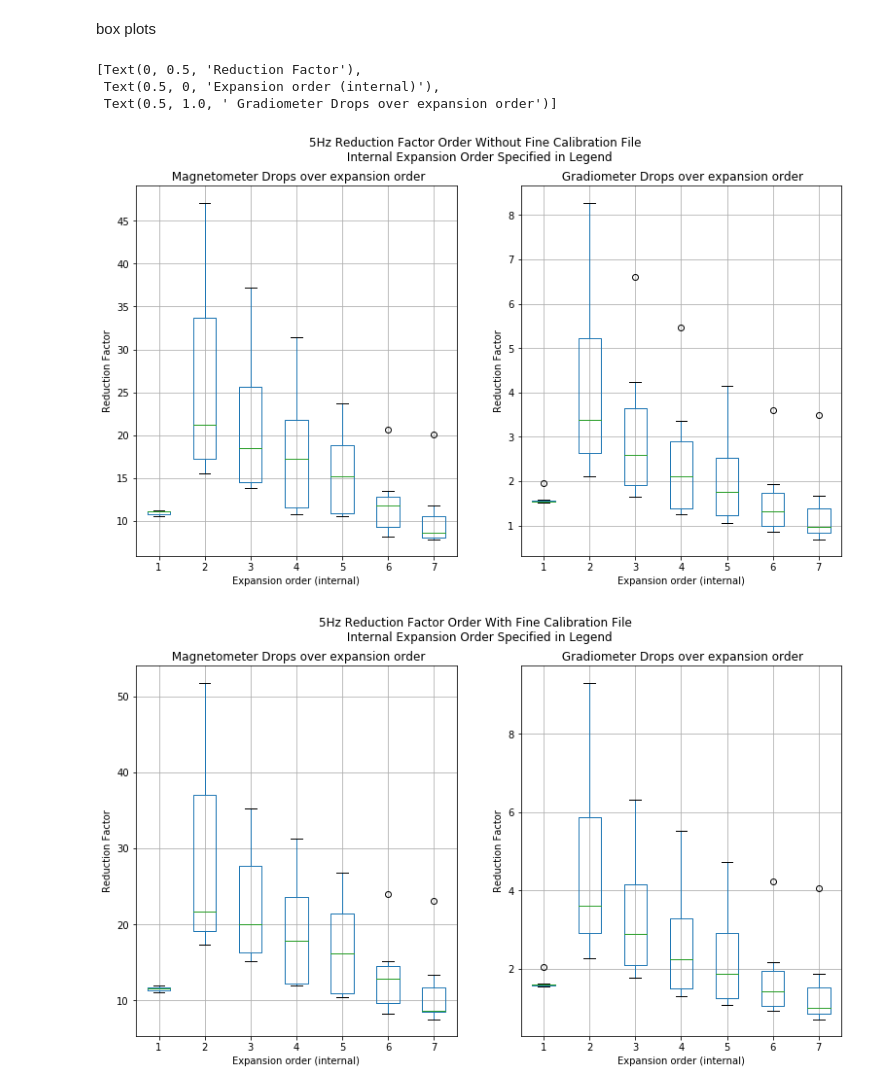
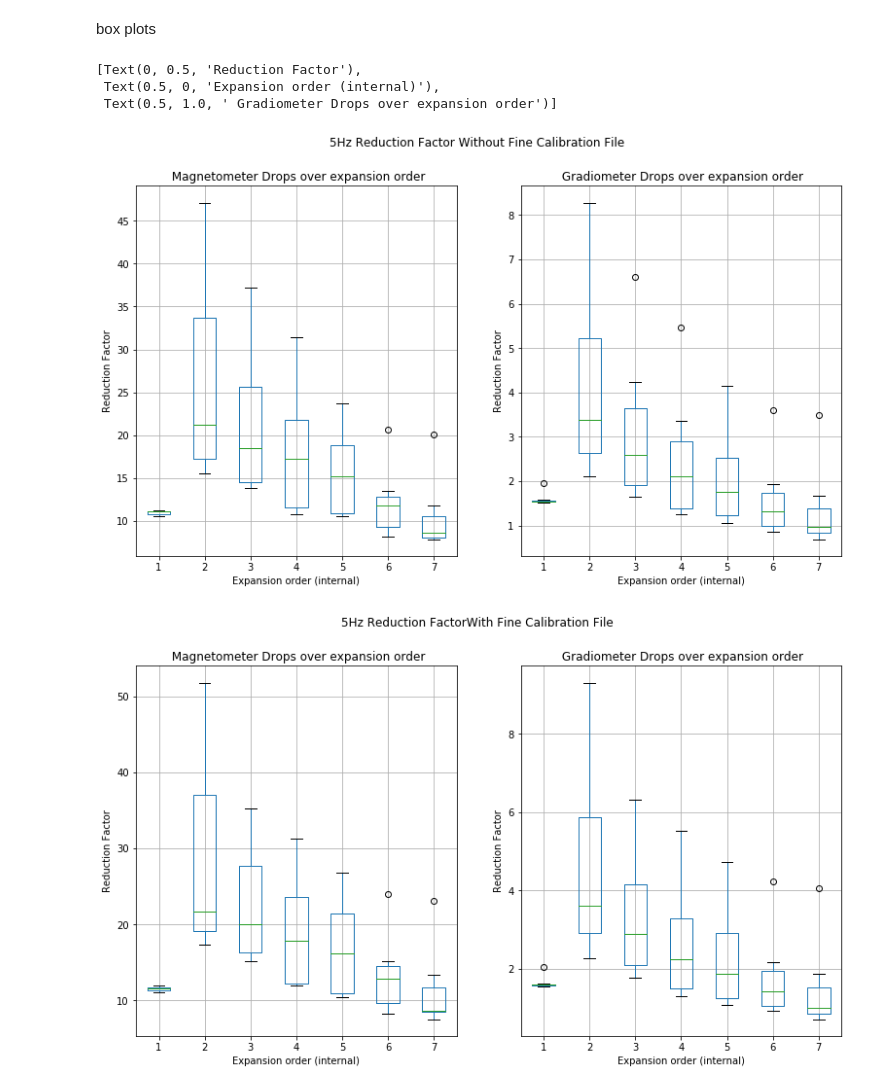
Before and after one commit to pyollin/I-Labs-Research, a Jupyter notebook: Summer Report.ipynb, the cells around one changed output. Saved outputs shown, nothing was run; the diff lists cells and outputs as text; code cells hidden in the pictures.

```diff
--- a/Summer Report.ipynb
+++ b/Summer Report.ipynb
@@ -517,8 +515,7 @@ box plots
 # %%
 fig, ax = plt.subplots(1, 2, figsize=(13, 7))
 
-fig.suptitle('5Hz Reduction Factor Order Without Fine Calibration File \n '
-             'Internal Expansion Order Specified in Legend')
+fig.suptitle('5Hz Reduction Factor Without Fine Calibration File')
 
 drop_5['mdf'].plot(
     ax=ax[0],
@@ -533,34 +530,33 @@ drop_5['gdf'].plot(
 ax[0].set(title=' Magnetometer Drops over expansion order',
        xlabel='Expansion order (internal)',
        ylabel='Reduction Factor')
 ax[1].set(title=' Gradiometer Drops over expansion order',
        xlabel='Expansion order (internal)',
        ylabel='Reduction Factor')
 
 fig, ax = plt.subplots(1, 2, figsize=(13, 7))
 
-fig.suptitle('5Hz Reduction Factor Order With Fine Calibration File \n '
-             'Internal Expansion Order Specified in Legend')
+fig.suptitle('5Hz Reduction FactorWith Fine Calibration File')
 
 drop_5['mcdf'].plot(
     ax=ax[0],
     kind='box',
     grid=True,
 )
 drop_5['gcdf'].plot(
     ax=ax[1],
     kind='box',
     grid=True,
 )
 ax[0].set(title=' Magnetometer Drops over expansion order',
        xlabel='Expansion order (internal)',
        ylabel='Reduction Factor')
 ax[1].set(title=' Gradiometer Drops over expansion order',
        xlabel='Expansion order (internal)',
        ylabel='Reduction Factor')
 # %% [output]
 [Text(0, 0.5, 'Reduction Factor'),
  Text(0.5, 0, 'Expansion order (internal)'),
  Text(0.5, 1.0, ' Gradiometer Drops over expansion order')]
-[figure, old version]
+[figure, new version]
-[figure, old version]
+[figure, new version]
```
Also changed, not shown: parts of 28 cells of this notebook.
